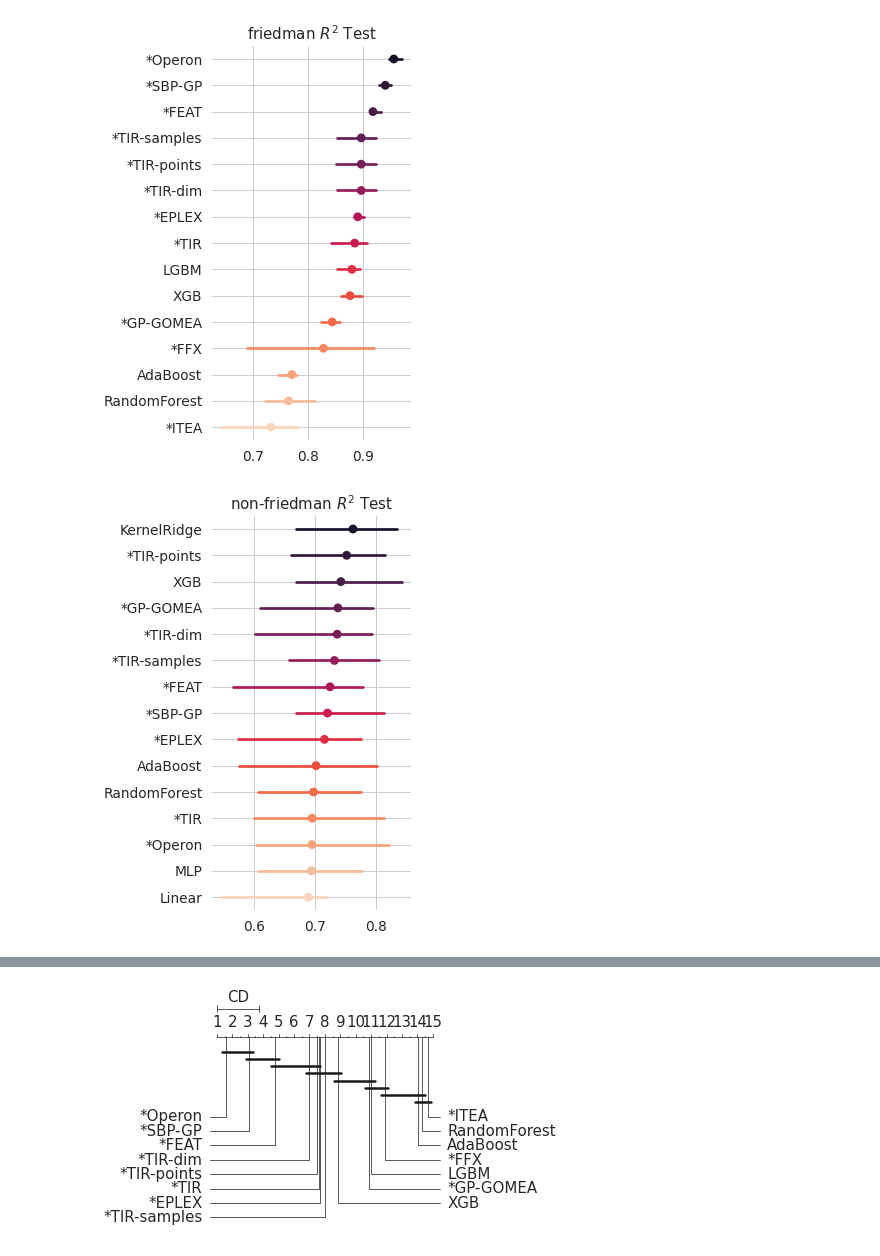
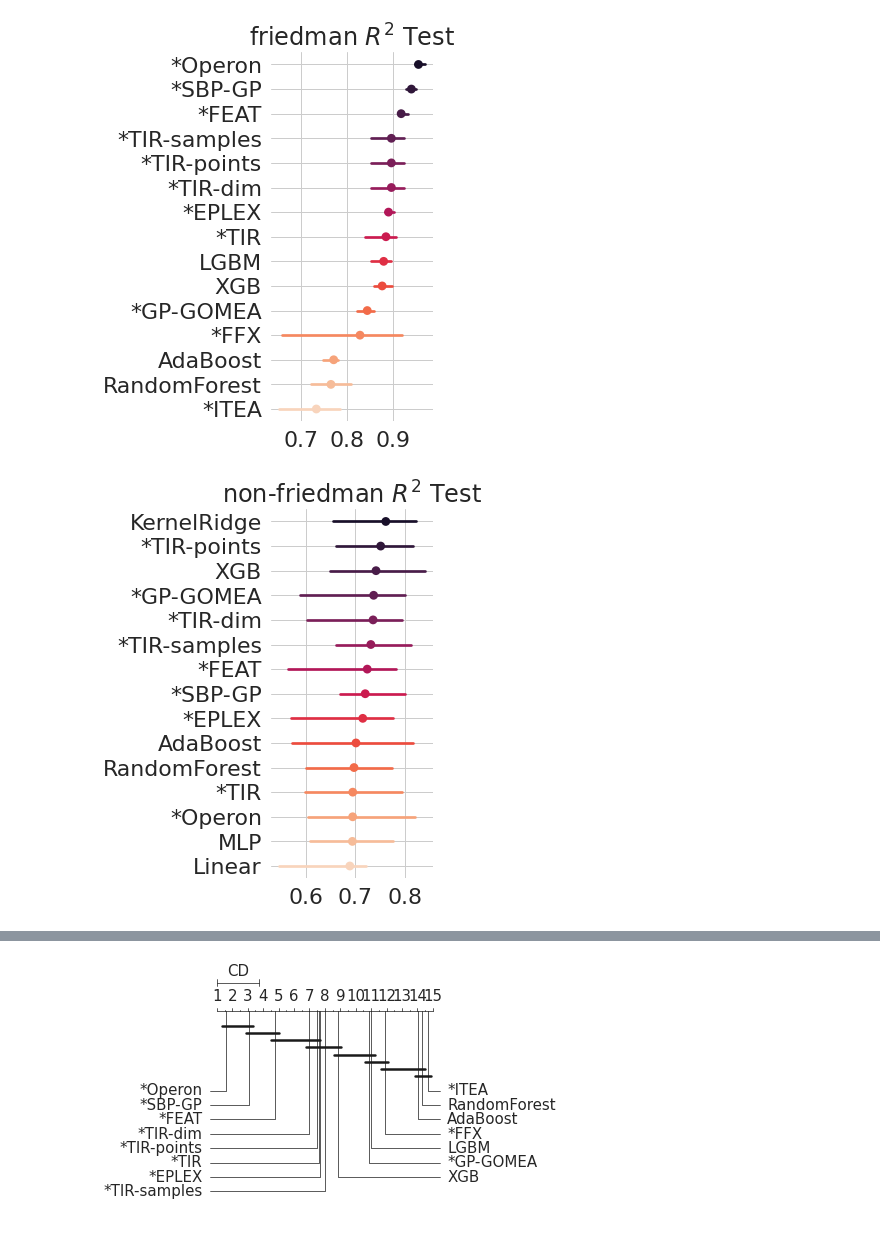
Before and after one commit to folivetti/tir, a Jupyter notebook: papers/TELO/results/Results-Extended.ipynb, the cells around one changed output, grey strips where cells are left out. Cells and saved outputs as stored; diff of their text form; code cells hidden in the pictures.

```diff
--- a/papers/TELO/results/Results-Extended.ipynb
+++ b/papers/TELO/results/Results-Extended.ipynb
@@ -79,6 +88,7 @@ plt.savefig("figs/main_results.pdf", bbox_inches='tight')
 # %%
 # Make the PairGrid
 sns.set_style("whitegrid")
+plt.rcParams.update({'font.size': 24, 'pdf.fonttype' : 42, 'ps.fonttype' : 42})
 
 # different options
 x_vars=[
@@ -130,6 +140,7 @@ for ax, title in zip(g.axes.flat, titles):
     ax.yaxis.grid(True)
 
 sns.despine(left=True, bottom=True)
+sns.set(font_scale=1)
 
 #save(name='_'.join(['pairgrid-pointplot']+x_vars))
 plt.savefig("figs/nonfri_results.pdf", bbox_inches='tight')
@@ -189,6 +200,7 @@ for ax, title in zip(g.axes.flat, titles):
     ax.yaxis.grid(True)
 
 sns.despine(left=True, bottom=True)
+sns.set(font_scale=1)
 
 #save(name='_'.join(['pairgrid-pointplot']+x_vars))
 plt.savefig("figs/fri_results.pdf", bbox_inches='tight')
@@ -253,7 +265,7 @@ for ax, title in zip(g.axes.flat, titles):
     ax.yaxis.grid(True)
 
 sns.despine(left=True, bottom=True)
-
+sns.set(font_scale=1)
 #save(name='_'.join(['pairgrid-pointplot']+x_vars))
 plt.savefig("figs/penalty_results.pdf", bbox_inches='tight')
 # %% [output]
@@ -315,11 +327,11 @@ for ax, title in zip(g.axes.flat, titles):
     ax.yaxis.grid(True)
 
 sns.despine(left=True, bottom=True)
-
+sns.set(font_scale=1)
 #save(name='_'.join(['pairgrid-pointplot']+x_vars))
 plt.savefig("figs/penalty_fri_results.pdf", bbox_inches='tight')
 # %% [output]
-[figure, old version]
+[figure, new version]
 # %%
 # Make the PairGrid
 sns.set_style("whitegrid")
@@ -361,34 +373,35 @@ g.map(sns.pointplot,
       linewidth=1,
       markeredgecolor='w',
       join=False,
       estimator=np.median,
       n_boot=1000,
       ci=95
      )
 # # Use semantically meaningful titles for the columns
 titles = [x.replace('_',' ').title().replace('(S)','(s)').replace('R2','non-friedman $R^2$') for x in x_vars]
 g.axes.flat[0].set_ylabel('')
 for ax, title in zip(g.axes.flat, titles):
 
     # Set a different title for each axes
     ax.set(title=title)
     ax.set_xlabel('')
 
     if any([n in title.lower() for n in ['size','time']]):
         ax.set_xscale('log')
 
     if title == '$R^2$ Test':
         ax.set_xlim([-.25,1])
 
     # Make the grid horizontal instead of vertical
     ax.yaxis.grid(True)
 
 sns.despine(left=True, bottom=True)
+sns.set(font_scale=1)
 
 #save(name='_'.join(['pairgrid-pointplot']+x_vars))
 plt.savefig("figs/penalty_nonfri_results.pdf", bbox_inches='tight')
 # %% [output]
-[figure, old version]
+[figure, new version]
 # %%
 import Orange
 
```
Also changed, not shown: parts of 10 cells of this notebook, 36 other files.
